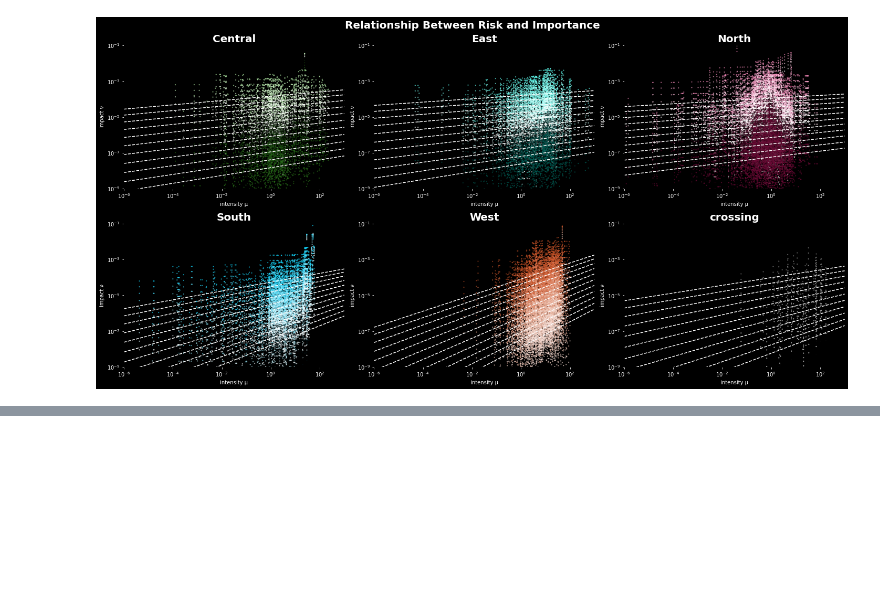
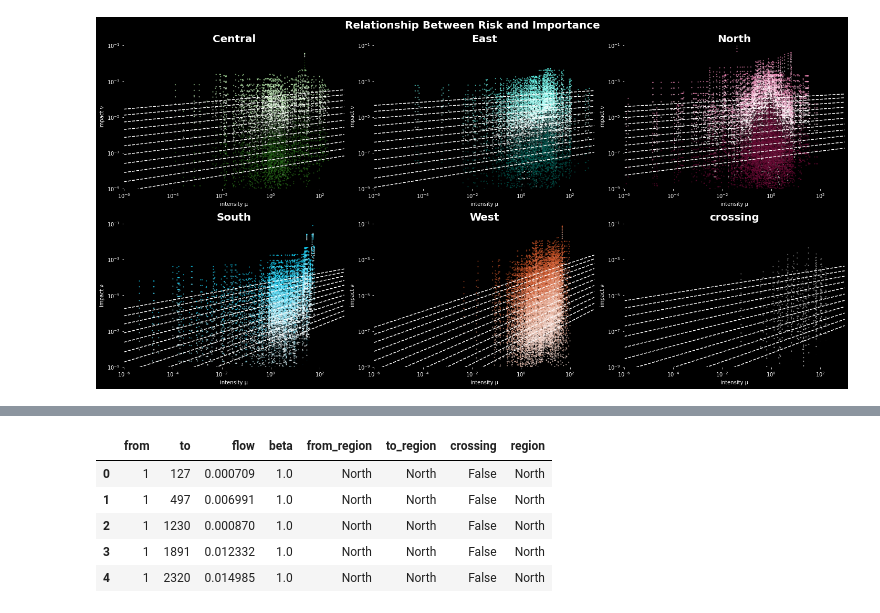
Before and after one commit to asrenninger/africonnectivity, a Jupyter notebook: python/sensitivity.ipynb, the cells around one changed output, grey strips where cells are left out. Cells and saved outputs as stored; diff of their text form; code cells hidden in the pictures; blank space fills up the shorter version.

```diff
--- a/python/sensitivity.ipynb
+++ b/python/sensitivity.ipynb
@@ -307,0 +408,3 @@ fig.savefig('../viz/africapolis-riskvflow-sensitivity.png', facecolor=fig.get_fa
+# %%
+nodes = nodes.set_index('Agglomeration_ID')
+nodes.head()
@@ -307,0 +449,3 @@ fig.savefig('../viz/africapolis-riskvflow-sensitivity.png', facecolor=fig.get_fa
+# %%
+# filter flows out flows that are less than 0
+flows_trimmed = flows[flows['flow']>0].reset_index(drop=True)
@@ -307,0 +481,35 @@ fig.savefig('../viz/africapolis-riskvflow-sensitivity.png', facecolor=fig.get_fa
+# %%
+# loop through beta values and impute flows
+flows_imputed = []
+for i in flows_trimmed['beta'].unique():
+    flows_imputed.append(impute_flows(paths, flows_trimmed[flows_trimmed['beta']==i], i))
+
+# concatenate the data frames
+flows_imputed = pd.concat(flows_imputed, ignore_index=True)
+# %%
+nodes.reset_index(inplace=True)
+# merge the data frames
+flows_imputed = flows_imputed.merge(nodes[['Agglomeration_ID', 'Region']].rename(columns={'Agglomeration_ID': 'from', 'Region': "from_region"}), left_on='from', right_on='from', how='left')
+flows_imputed = flows_imputed.merge(nodes[['Agglomeration_ID', 'Region']].rename(columns={'Agglomeration_ID': 'to', 'Region': "to_region"}), left_on='to', right_on='to', how='left')
+
+# add a column that indicates whether the flow is a crossing
+flows_imputed['crossing'] = flows_imputed['from_region'] != flows_imputed['to_region']
+
+# add a column that indicates the region
+region = []
+
+for row in flows_imputed.iterrows():
+    if row[1]['crossing']:
+        region = np.append(region, "crossing")
+    else:
+        region = np.append(region, row[1]['from_region'])
+
+flows_imputed['region'] = region
+flows_imputed.head()
+# %% [output]
+|  | from | to | flow | beta | from_region | to_region | crossing | region |
+| 0 | 1 | 127 | 0.000709 | 1.0 | North | North | False | North |
+| 1 | 1 | 497 | 0.006991 | 1.0 | North | North | False | North |
+| 2 | 1 | 1230 | 0.000870 | 1.0 | North | North | False | North |
+| 3 | 1 | 1891 | 0.012332 | 1.0 | North | North | False | North |
+| 4 | 1 | 2320 | 0.014985 | 1.0 | North | North | False | North |
```
Also changed, not shown: parts of 13 cells of this notebook.
